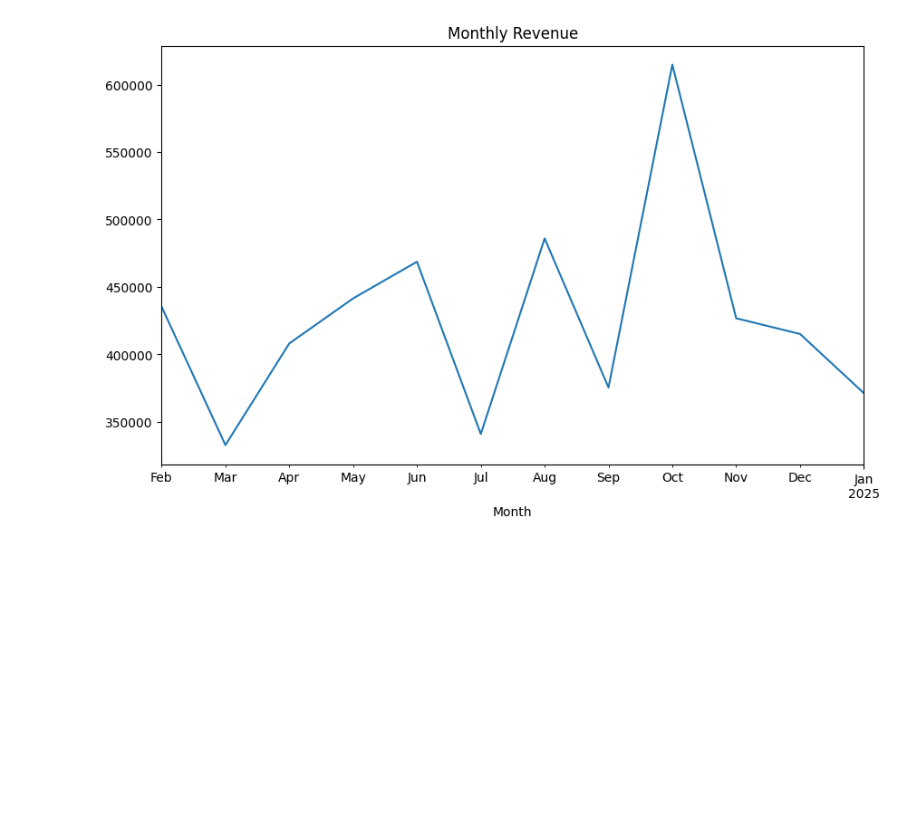
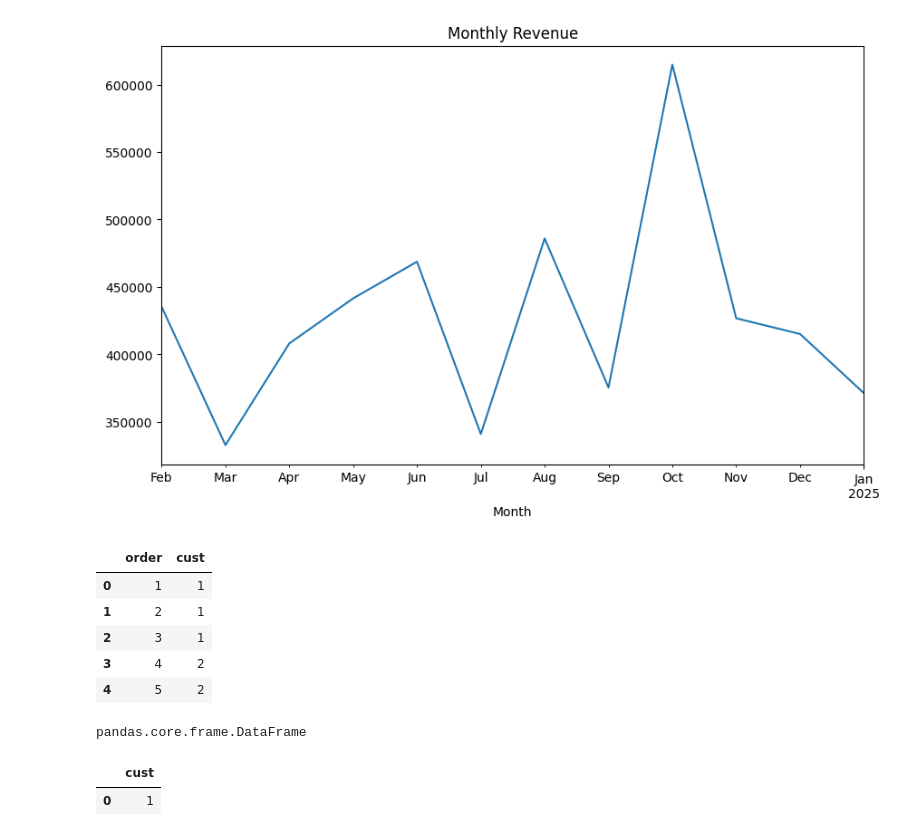
Before and after one commit to HMurawski/dump, a Jupyter notebook: dump_learning/February 25'/010225/34.ipynb, the cells around one changed output. Drawn from its saved outputs; the diff is of its cells as text; code cells hidden in the pictures; blank space fills up the shorter version.

```diff
--- a/dump_learning/February 25'/010225/34.ipynb
+++ b/dump_learning/February 25'/010225/34.ipynb
@@ -68,3 +68,17 @@ plt.title("Monthly Revenue")
 # %% [output]
 Text(0.5, 1.0, 'Monthly Revenue')
 [figure]
+# %%
+data = {
+    'order' : [1,2,3,4,5],
+    'cust' : [1,1,1,2,2]
+}
+dfac = pd.DataFrame(data)
+dfac
+# %% [output]
+|  | order | cust |
+| 0 | 1 | 1 |
+| 1 | 2 | 1 |
+| 2 | 3 | 1 |
+| 3 | 4 | 2 |
+| 4 | 5 | 2 |
@@ -70,0 +87,10 @@ Text(0.5, 1.0, 'Monthly Revenue')
+# %%
+type(a[["cust"]].iloc[[0]])
+# %% [output]
+pandas.core.frame.DataFrame
+# %%
+d = dfac.groupby('cust', as_index=False)["order"].count()
+d.nlargest(1, "order")[["cust"]]
+# %% [output]
+|  | cust |
+| 0 | 1 |
```
Also changed, not shown: parts of 1 cell of this notebook, 1 other file.
